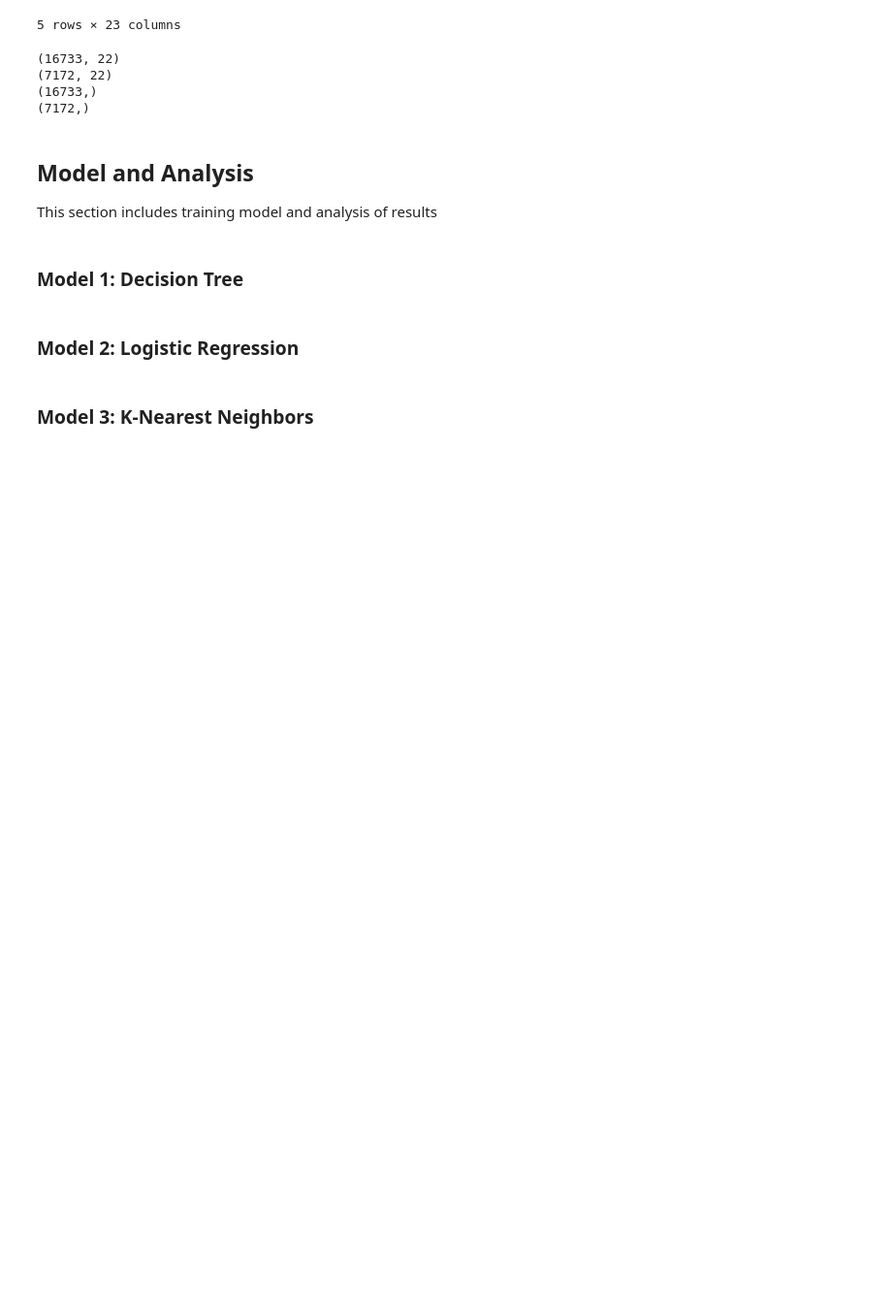
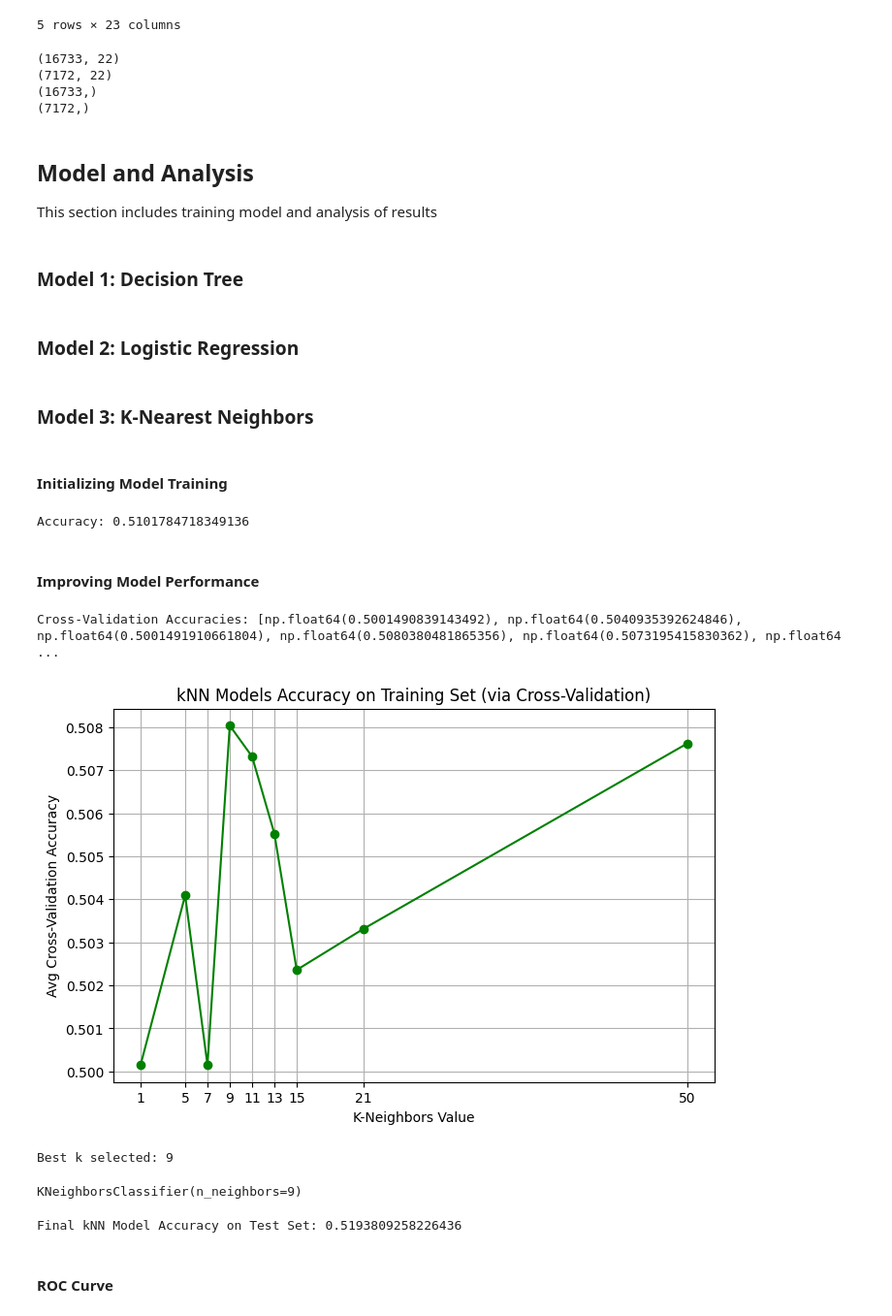
Before and after one commit to JacyNateLiu/SOLLDA-Final-Notebook, a Jupyter notebook: SOLLDA1.ipynb, the cells around one changed output. Shown at 97% size. Cells and saved outputs as stored; diff of their text form; code cells hidden in the pictures; blank space fills up the shorter version.

Commit message:
KNN MODEL

```diff
--- a/SOLLDA1.ipynb
+++ b/SOLLDA1.ipynb
@@ -996,3 +1013,63 @@ plt.show()
 ### **Model 2: Logistic Regression**
 # %% [markdown]
 ### **Model 3: K-Nearest Neighbors**
+# %% [markdown]
+#### Initializing Model Training
+# %%
+knn = KNeighborsClassifier(n_neighbors=5)
+
+knn.fit(X_train, y_train)
+
+y_pred = knn.predict(X_test)
+
+accuracy = accuracy_score(y_test, y_pred)
+print(f'Accuracy: {accuracy}')
+# %% [output]
+Accuracy: 0.5101784718349136
+# %% [markdown]
+#### Improving Model Performance
+# %%
+#Cross-Validation to find the best k
+
+k_choices = [1, 5, 7, 9, 11, 13, 15, 21, 50] #k-values to test
+cv_accs = []
+
+#different k values and compute cross-validation accur
+for k in k_choices:
+    knn = KNeighborsClassifier(n_neighbors=k)
+    scores = cross_val_score(knn, X_train, y_train, cv=5, scoring='accuracy')#5-fold cross-validation
+    avg_acc = scores.mean()
+    cv_accs.append(avg_acc)
+
+print("Cross-Validation Accuracies:", cv_accs)
+# %% [output]
+Cross-Validation Accuracies: [np.float64(0.5001490839143492), np.float64(0.5040935392624846), np.float64(0.5001491910661804), np.float64(0.5080380481865356), np.float64(0.5073195415830362), np.float64 ...
+# %%
+plt.figure(figsize=(8, 5))
+plt.plot(k_choices, cv_accs, marker='o', linestyle='-', color='g')
+plt.xticks(k_choices)#include exact k values on x-axis
+plt.xlabel("K-Neighbors Value")
+plt.ylabel("Avg Cross-Validation Accuracy")
+plt.title("kNN Models Accuracy on Training Set (via Cross-Validation)")
+plt.grid(True)
+plt.show()
+# %% [output]
+[figure, added]
+# %%
+best_k = k_choices[np.argmax(cv_accs)]
+print(f'Best k selected: {best_k}')
+
+knn_model = KNeighborsClassifier(n_neighbors=best_k)
+knn_model.fit(X_train, y_train)
+# %% [output]
+Best k selected: 9
+KNeighborsClassifier(n_neighbors=9)
+# %%
+y_pred = knn_model.predict(X_test)
+knn_accuracy = accuracy_score(y_test, y_pred)
+
+print(f'Final kNN Model Accuracy on Test Set: {knn_accuracy}')
+# %% [output]
+Final kNN Model Accuracy on Test Set: 0.5193809258226436
+# %% [markdown]
+#### ROC Curve
```
Also changed, not shown: parts of 15 cells of this notebook.
